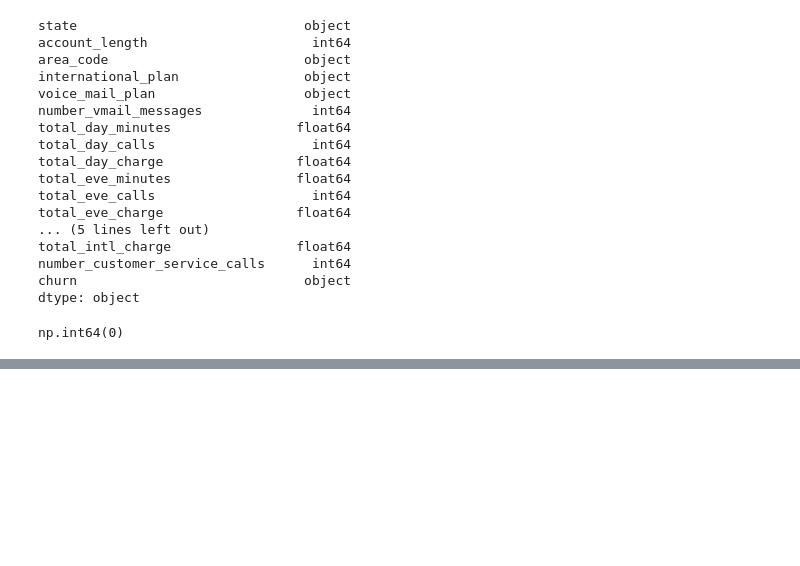
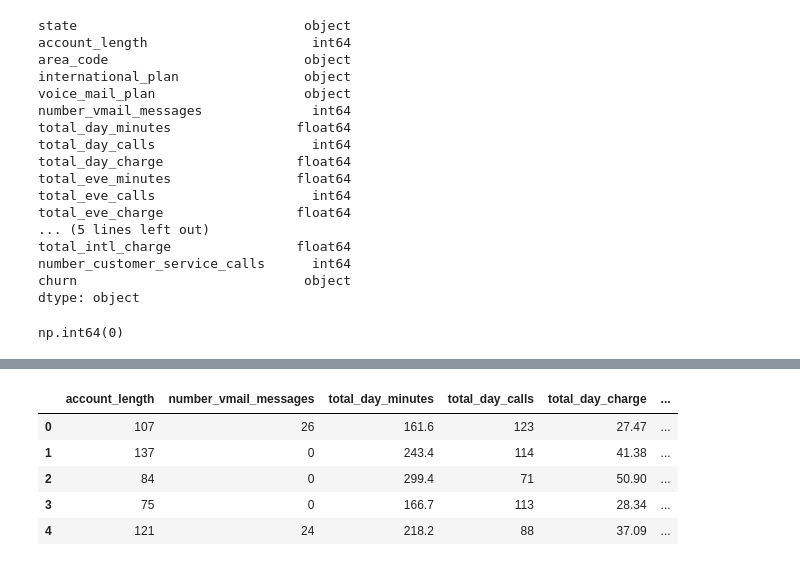
Before and after one commit to Gifted-Dev/customerChurn_prediction, a Jupyter notebook: notebooks/EDA.ipynb, the cells around one changed output, grey strips where cells are left out. Saved outputs shown, nothing was run; the diff lists cells and outputs as text; code cells hidden in the pictures; blank space fills up the shorter version.

```diff
--- a/notebooks/EDA.ipynb
+++ b/notebooks/EDA.ipynb
@@ -78,0 +108,13 @@ sns.boxplot(data=df)
+# %%
+# selecting numerical variables
+
+df_num = df.select_dtypes(['int', 'float'])
+
+df_num.head()
+# %% [output]
+|  | account_length | number_vmail_messages | total_day_minutes | total_day_calls | total_day_charge | ... |
+| 0 | 107 | 26 | 161.6 | 123 | 27.47 | ... |
+| 1 | 137 | 0 | 243.4 | 114 | 41.38 | ... |
+| 2 | 84 | 0 | 299.4 | 71 | 50.90 | ... |
+| 3 | 75 | 0 | 166.7 | 113 | 28.34 | ... |
+| 4 | 121 | 24 | 218.2 | 88 | 37.09 | ... |
```
Also changed, not shown: parts of 8 cells of this notebook.
